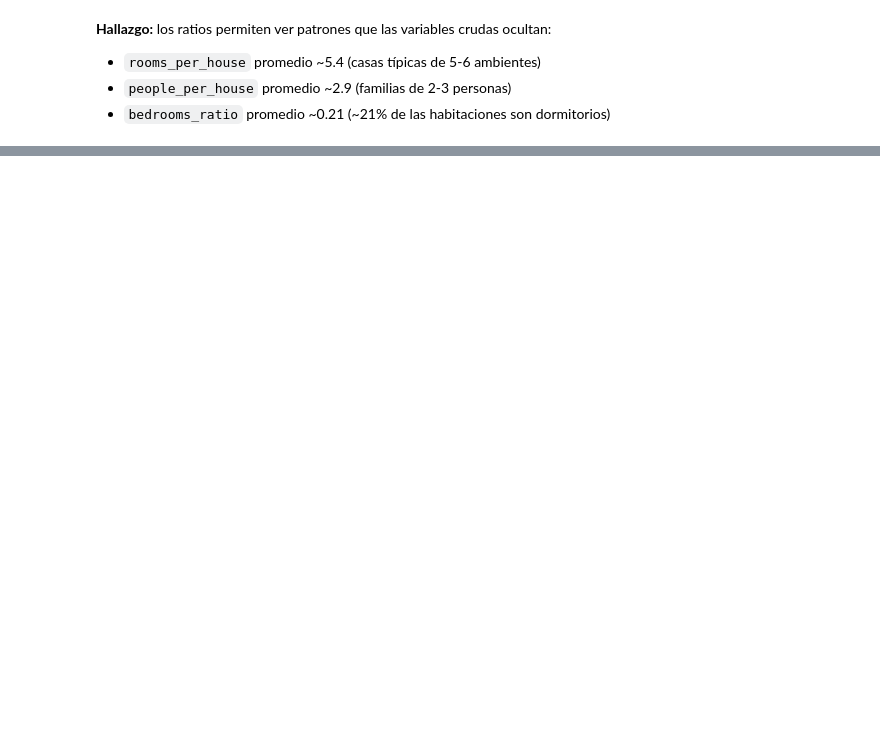
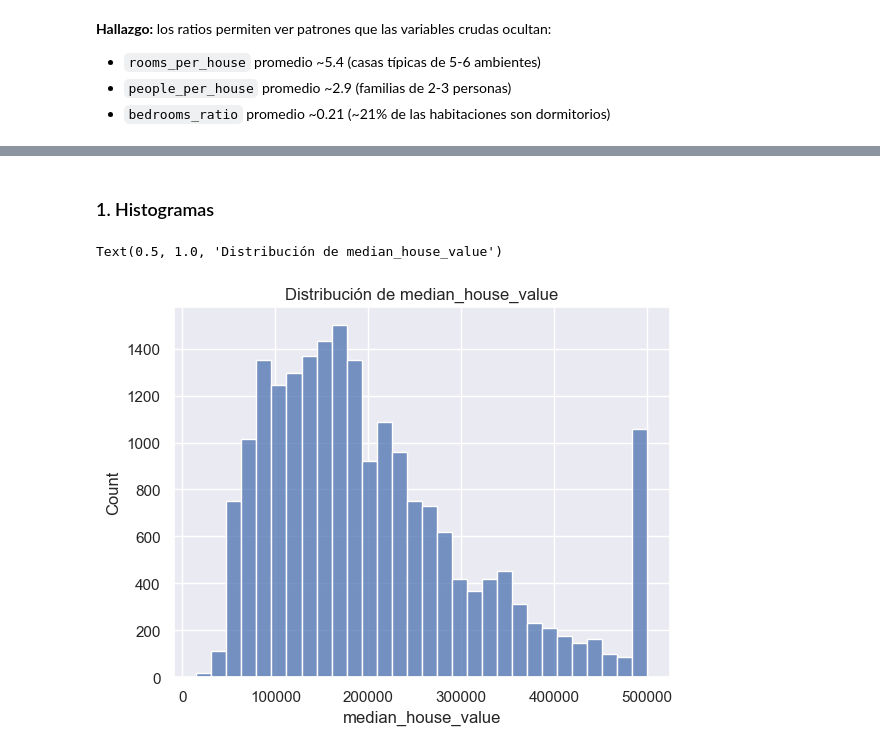
Before and after one commit to katherinevarela775/C1DS-Price_Analysis, a Jupyter notebook: notebooks/house_prices.ipynb, the cells around one changed output, grey strips where cells are left out. Saved outputs shown, nothing was run; the diff lists cells and outputs as text; code cells hidden in the pictures; blank space fills up the shorter version.

```diff
--- a/notebooks/house_prices.ipynb
+++ b/notebooks/house_prices.ipynb
@@ -160,0 +176,8 @@ df[['rooms_per_house', 'people_per_house', 'bedrooms_ratio']].describe()
+# %% [markdown]
+### 1. Histogramas
+# %%
+sns.histplot(df['median_house_value'], bins=30)
+plt.title('Distribución de median_house_value')
+# %% [output]
+Text(0.5, 1.0, 'Distribución de median_house_value')
+[figure, added]
```
Also changed, not shown: parts of 25 cells of this notebook.
